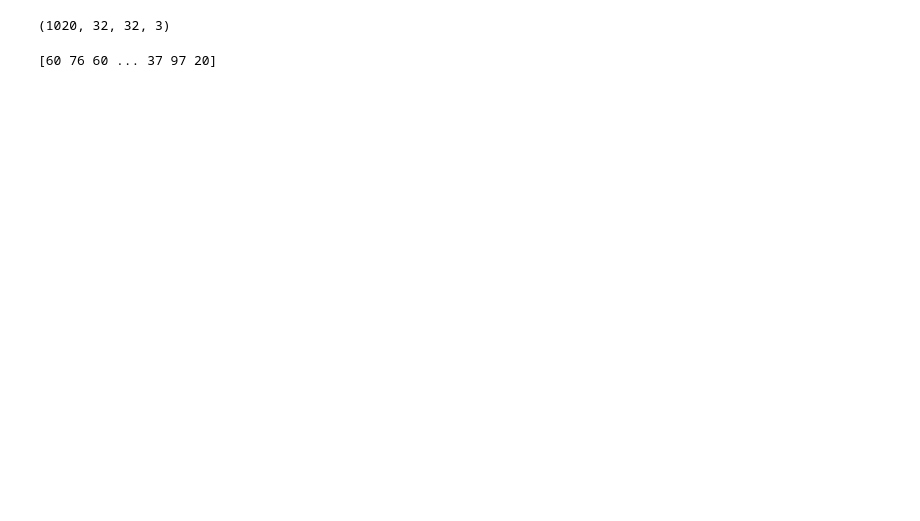
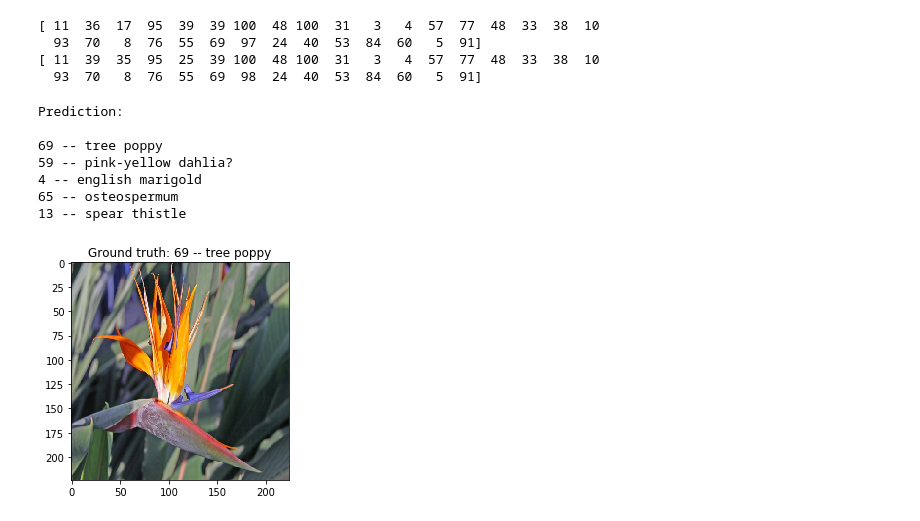
Before and after one commit to qqu0127/see-flowers, a Jupyter notebook: demo.ipynb, the cells around one changed output. Cells and saved outputs as stored; diff of their text form; code cells hidden in the pictures; blank space fills up the shorter version.

```diff
--- a/demo.ipynb
+++ b/demo.ipynb
@@ -172,4 +74,0 @@ X_test, y_test = load_process_data(path = './data/sorted/test', img_size = (32,
-# %%
-y_test_enc = np.zeros((1020, 102))
-for i in range(1020):
-    y_test_enc[i, y_test[i]] = 1
@@ -209,8 +75,31 @@ temp = np.array(X_test)
-# %%
-temp.shape
-# %% [output]
-(1020, 32, 32, 3)
-# %%
-print(ttt)
-# %% [output]
-[60 76 60 ... 37 97 20]
+# %%
+index_pred = np.argmax(y_pred, axis = 1)
+print(index_pred)
+print(index_true)
+index_top5 = []
+for i in range(batch_size):
+    index_top5.append(np.array(y_pred[i, :].argsort()[-5:][::-1]))
+# %% [output]
+[ 11  36  17  95  39  39 100  48 100  31   3   4  57  77  48  33  38  10
+  93  70   8  76  55  69  97  24  40  53  84  60   5  91]
+[ 11  39  35  95  25  39 100  48 100  31   3   4  57  77  48  33  38  10
+  93  70   8  76  55  69  98  24  40  53  84  60   5  91]
+# %%
+def show(i):
+    print('Prediction: \n')
+    for k in index_top5[i]:
+        print('{} -- {}'.format(k, config.classes[k]))
+    plt.figure()
+    plt.imshow(x_[i, :,:,:])
+    plt.title('Ground truth: {} -- {}'.format(index_true[i], config.classes[index_true[i]]))
+# %%
+show(23)
+# %% [output]
+Prediction:
+
+69 -- tree poppy
+59 -- pink-yellow dahlia?
+4 -- english marigold
+65 -- osteospermum
+13 -- spear thistle
+[figure, added]
```
Also changed, not shown: parts of 34 cells of this notebook.
